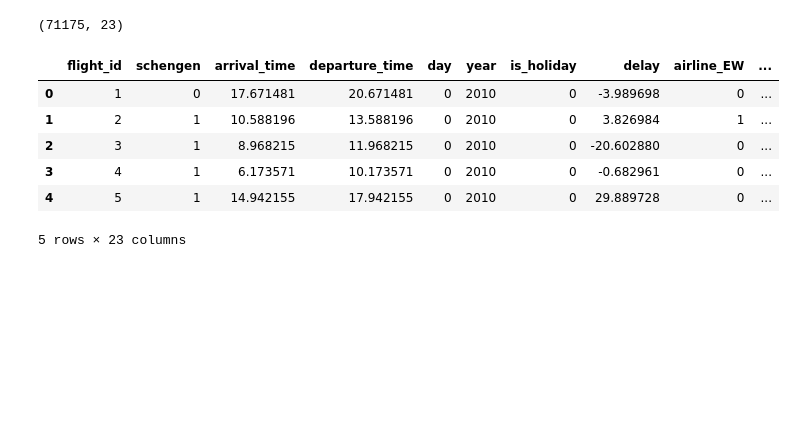
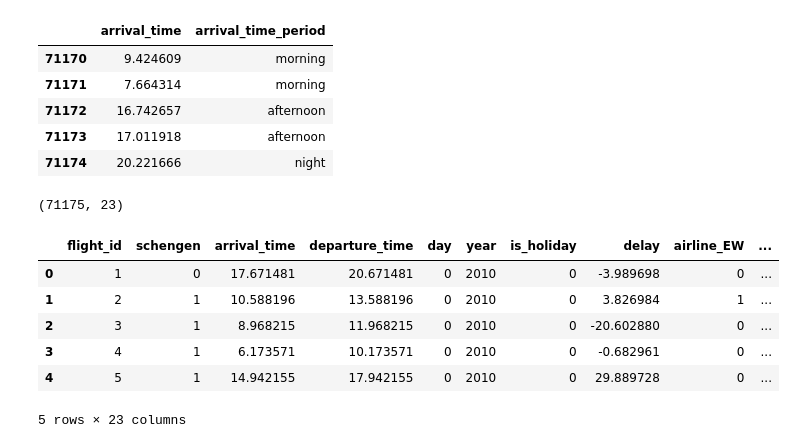
Before and after one commit to IgorNascAlves/data_flight_delays, a Jupyter notebook: notebooks/ModeloDeML_Gerador.ipynb, the cells around one changed output. Cells and saved outputs as stored; diff of their text form; code cells hidden in the pictures; blank space fills up the shorter version.

```diff
--- a/notebooks/ModeloDeML_Gerador.ipynb
+++ b/notebooks/ModeloDeML_Gerador.ipynb
@@ -22,3 +22,14 @@ df.head()
+# %%
+#arrival_time to period of day
+df['arrival_time_period'] = df['arrival_time'].apply(lambda x: 'morning' if x >= 6 and x < 12 else ('afternoon' if x >= 12 and x < 18 else 'night'))
+df[['arrival_time', 'arrival_time_period']].tail()
+# %% [output]
+|  | arrival_time | arrival_time_period |
+| 71170 | 9.424609 | morning |
+| 71171 | 7.664314 | morning |
+| 71172 | 16.742657 | afternoon |
+| 71173 | 17.011918 | afternoon |
+| 71174 | 20.221666 | night |
 # %%
 # List of categorical variables
 categorical_vars = ['airline', 'aircraft_type', 'origin']
```
Also changed, not shown: parts of 1 cell of this notebook, 4 other files.
